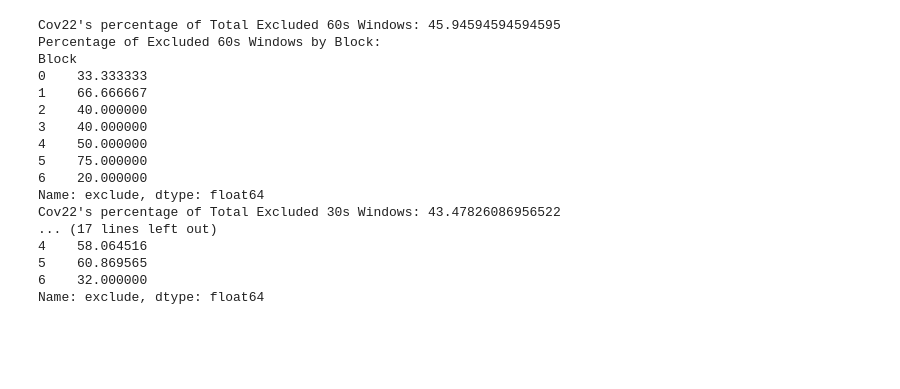
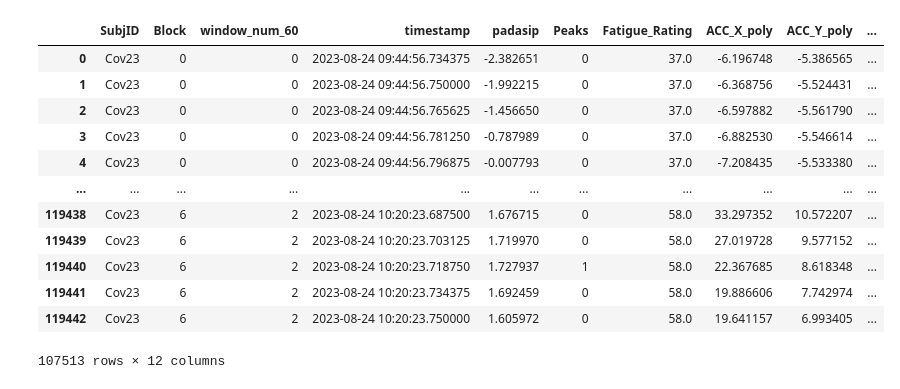
Before and after one commit to chenneuropsych/COVID_Fatigue_Analysis, a Jupyter notebook: Feature_extraction/feature_extraction_windows.ipynb, the cells around one changed output. Cells and saved outputs as stored; diff of their text form; code cells hidden in the pictures; blank space fills up the shorter version.

```diff
--- a/Feature_extraction/feature_extraction_windows.ipynb
+++ b/Feature_extraction/feature_extraction_windows.ipynb
@@ -73,13 +61,14 @@ def windows_by_block(df):
 # %%
 cov4a = windows_by_block(cov4)
+cov5a = windows_by_block(cov5)
 cov7a = windows_by_block(cov7)
 cov8a = windows_by_block(cov8)
 cov13a = windows_by_block(cov13)
 cov14a = windows_by_block(cov14)
 cov20a = windows_by_block(cov20)
-
 cov19a = windows_by_block(cov19)
 cov22a = windows_by_block(cov22)
+cov23a = windows_by_block(cov23)
 # %%
 #findpeaks in scipy
 #can add optional parameters to the find_peaks function to adjust for minimum height, distance and threshhold
@@ -111,10 +104,13 @@ def find_exclusions(df):
   dfc = df.drop(df[df["Peaks"] == 0].index)
   dfc["diff"] = dfc['timestamp'].diff()
   dfc['size'] = (dfc["diff"] < pd.Timedelta(milliseconds=500)) | (dfc["diff"] > pd.Timedelta(milliseconds=1200))
-  percent_true_60 = dfc.groupby(["Block", "window_num_60"])['size'].mean()
-  percent_true_30 = dfc.groupby(["Block", "window_num_30"])['size'].mean()
-  percent_true_10 = dfc.groupby(["Block", "window_num_10"])['size'].mean()
+  percent_true_block = dfc.groupby(["Block"])['size'].mean()
+  percent_true_60 = dfc.groupby(["Block", "window_num_60", "window_num_60str"])['size'].mean()
+  percent_true_30 = dfc.groupby(["Block", "window_num_30", "window_num_30str"])['size'].mean()
+  percent_true_10 = dfc.groupby(["Block", "window_num_10", "window_num_10str"])['size'].mean()
 
+  exdf_Block = percent_true_block.to_frame()
+  exdf_Block['exclude'] = exdf_Block["size"] > 0.2
 
   exdf_60 = percent_true_60.to_frame()
   exdf_60['exclude'] = exdf_60["size"] > 0.15
@@ -129,6 +125,10 @@ def find_exclusions(df):
   #descriptive stats of the windows
   SubjID = df["SubjID"][0]
 
+  print(SubjID + "'s number of excluded blocks: " + str(exdf_Block["exclude"].sum()))
+  print(SubjID + "'s percentage of excluded intervals by block: ")
+  print(exdf_Block.groupby(["Block"])['size'].mean()*100)
+
   print(SubjID + "'s percentage of Total Excluded 60s Windows: " + str(exdf_60["exclude"].mean()*100))
   print("Percentage of Excluded 60s Windows by Block: ")
   print(exdf_60.groupby(["Block"])['exclude'].mean()*100)
@@ -141,4 +141,16 @@ def find_exclusions(df):
   print("Percentage of Excluded 10s Windows by Block: ")
   print(exdf_10.groupby(["Block"])['exclude'].mean()*100)
 
-  return (exdf_60, exdf_30, exdf_10)
+  return (exdf_60, exdf_30, exdf_10, exdf_Block)
+# %%
+cov4c = find_exclusions(cov4b)
+cov5c = find_exclusions(cov5b)
+cov7c = find_exclusions(cov7b)
+cov8c = find_exclusions(cov8b)
+cov13c = find_exclusions(cov13b) #exclude participant, 49-55% excluded
+cov14c = find_exclusions(cov14b) #exclude?22-28% excluded
+cov19c = find_exclusions(cov19b)
+cov20c = find_exclusions(cov20b)
+cov22c = find_exclusions(cov22b) #exclude participant 43-52% excluded
+cov23c = find_exclusions(cov23b)
+#cov24c = find_exclusions(cov24b) #100%????
@@ -191,20 +245,28 @@ def exclude_blocks(df, exclusions):
-# %%
-cov22c = find_exclusions(cov22b)
-# %% [output]
-Cov22's percentage of Total Excluded 60s Windows: 45.94594594594595
-Percentage of Excluded 60s Windows by Block:
-Block
-0    33.333333
-1    66.666667
-2    40.000000
-3    40.000000
-4    50.000000
-5    75.000000
-6    20.000000
-Name: exclude, dtype: float64
-Cov22's percentage of Total Excluded 30s Windows: 43.47826086956522
-... (17 lines left out)
-4    58.064516
-5    60.869565
-6    32.000000
-Name: exclude, dtype: float64
+# %%
+cov4d = exclude_blocks(cov4b, cov4c)
+cov5d = exclude_blocks(cov5b, cov5c)
+cov7d = exclude_blocks(cov7b, cov7c)
+cov8d = exclude_blocks(cov8b, cov8c)
+cov13d = exclude_blocks(cov13b, cov13c)
+cov14d = exclude_blocks(cov14b, cov14c)
+cov19d = exclude_blocks(cov19b, cov19c)
+cov20d = exclude_blocks(cov20b, cov20c)
+cov22d = exclude_blocks(cov22b, cov22c)
+cov23d = exclude_blocks(cov23b, cov23c)
+#cov24d = exclude_blocks(cov24b, cov24c)
+# %%
+cov23d[0]
+# %% [output]
+|  | SubjID | Block | window_num_60 | timestamp | padasip | Peaks | Fatigue_Rating | ACC_X_poly | ACC_Y_poly | ... |
+| 0 | Cov23 | 0 | 0 | 2023-08-24 09:44:56.734375 | -2.382651 | 0 | 37.0 | -6.196748 | -5.386565 | ... |
+| 1 | Cov23 | 0 | 0 | 2023-08-24 09:44:56.750000 | -1.992215 | 0 | 37.0 | -6.368756 | -5.524431 | ... |
+| 2 | Cov23 | 0 | 0 | 2023-08-24 09:44:56.765625 | -1.456650 | 0 | 37.0 | -6.597882 | -5.561790 | ... |
+| 3 | Cov23 | 0 | 0 | 2023-08-24 09:44:56.781250 | -0.787989 | 0 | 37.0 | -6.882530 | -5.546614 | ... |
+| 4 | Cov23 | 0 | 0 | 2023-08-24 09:44:56.796875 | -0.007793 | 0 | 37.0 | -7.208435 | -5.533380 | ... |
+| ... | ... | ... | ... | ... | ... | ... | ... | ... | ... | ... |
+| 119438 | Cov23 | 6 | 2 | 2023-08-24 10:20:23.687500 | 1.676715 | 0 | 58.0 | 33.297352 | 10.572207 | ... |
+| 119439 | Cov23 | 6 | 2 | 2023-08-24 10:20:23.703125 | 1.719970 | 0 | 58.0 | 27.019728 | 9.577152 | ... |
+| 119440 | Cov23 | 6 | 2 | 2023-08-24 10:20:23.718750 | 1.727937 | 1 | 58.0 | 22.367685 | 8.618348 | ... |
+| 119441 | Cov23 | 6 | 2 | 2023-08-24 10:20:23.734375 | 1.692459 | 0 | 58.0 | 19.886606 | 7.742974 | ... |
+| 119442 | Cov23 | 6 | 2 | 2023-08-24 10:20:23.750000 | 1.605972 | 0 | 58.0 | 19.641157 | 6.993405 | ... |
+107513 rows × 12 columns
```
Also changed, not shown: parts of 24 cells of this notebook.
